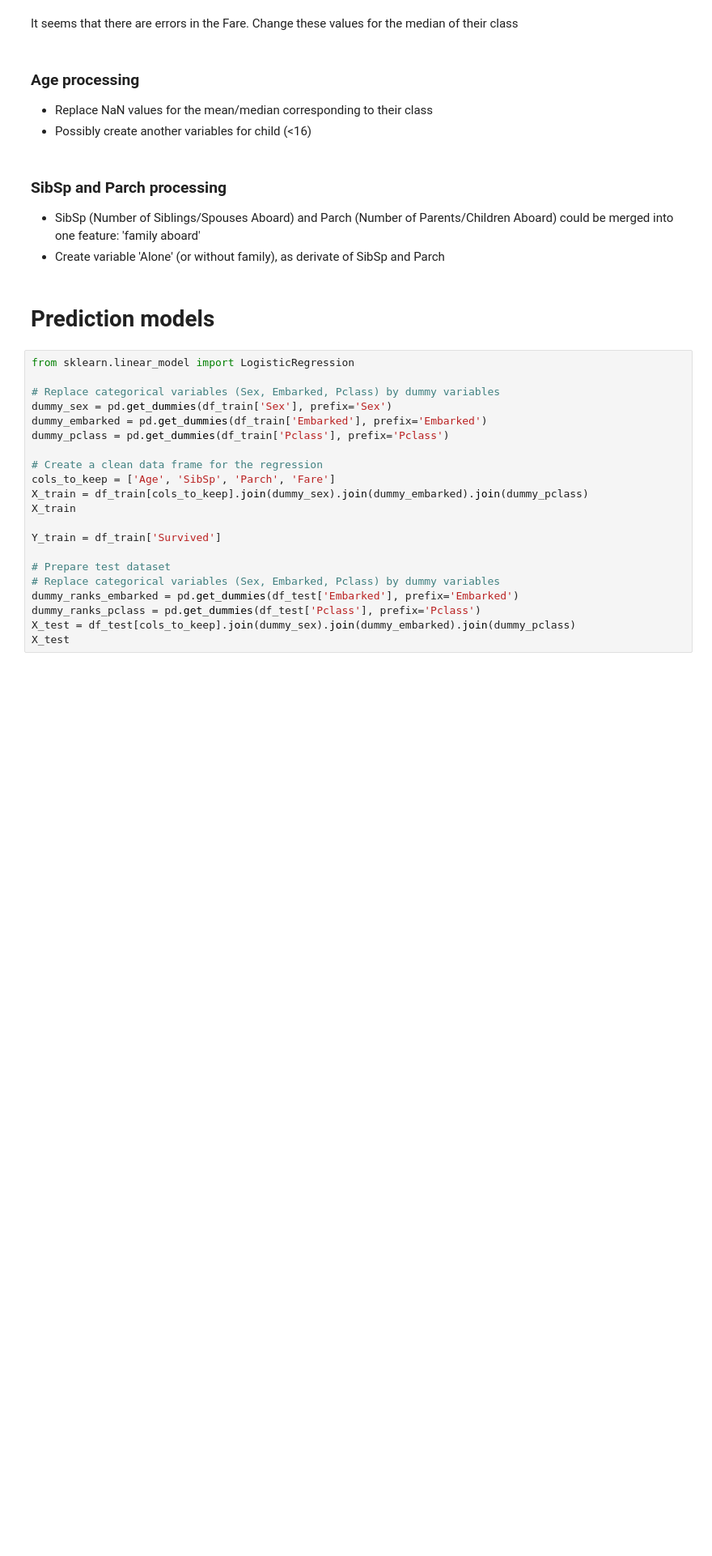
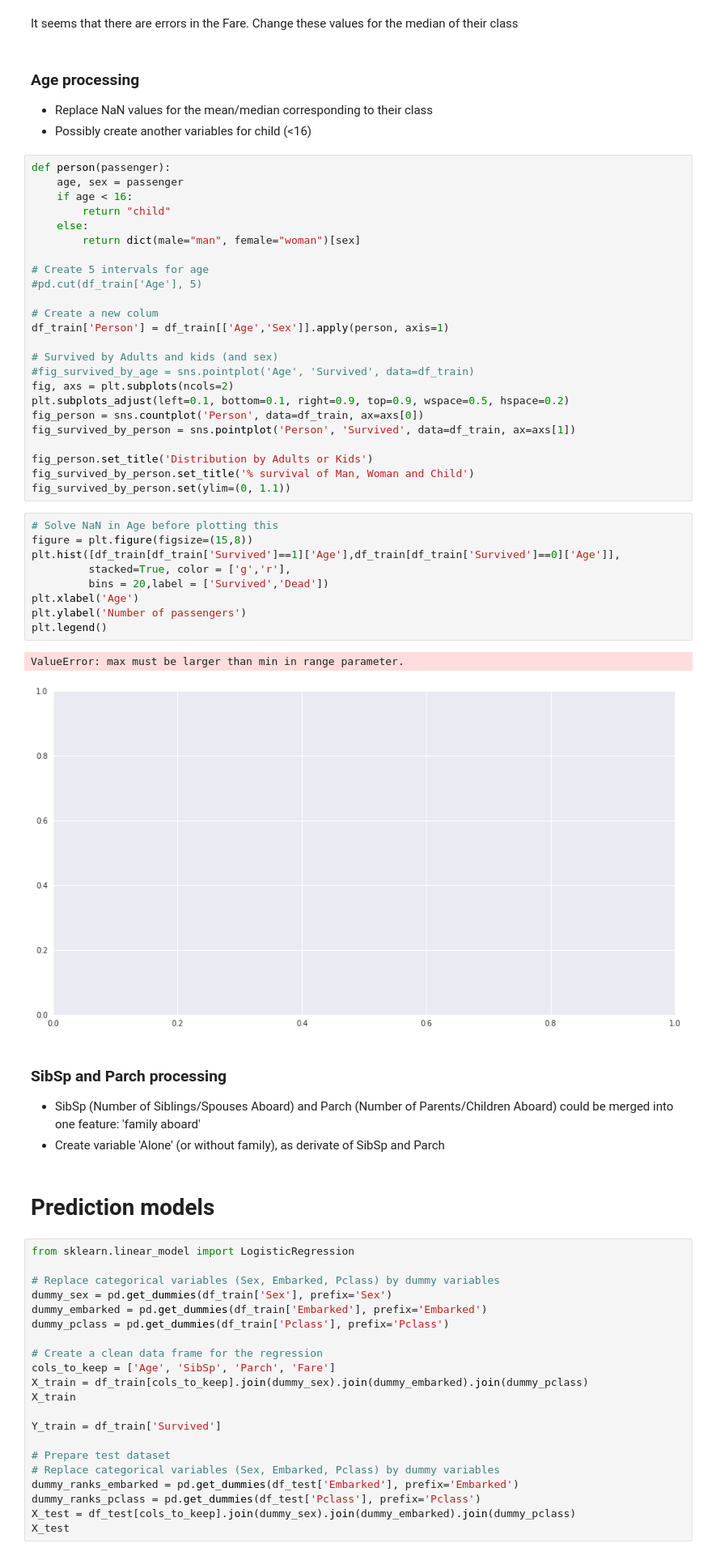
Before and after one commit to saldeal/Kaggle, a Jupyter notebook: titanic/Kaggle-Titanic.ipynb, the cells around one changed output. Shown at 81% size. Drawn from its saved outputs; the diff is of its cells as text; blank space fills up the shorter version.

```diff
--- a/titanic/Kaggle-Titanic.ipynb
+++ b/titanic/Kaggle-Titanic.ipynb
@@ -303,6 +321,42 @@ It seems that there are errors in the Fare. Change these values for the median o
 ### Age processing
 * Replace NaN values for the mean/median corresponding to their class
 * Possibly create another variables for child (<16)
+# %%
+def person(passenger):
+    age, sex = passenger
+    if age < 16:
+        return "child"
+    else:
+        return dict(male="man", female="woman")[sex]
+
+# Create 5 intervals for age
+#pd.cut(df_train['Age'], 5)
+
+# Create a new colum
+df_train['Person'] = df_train[['Age','Sex']].apply(person, axis=1)
+
+# Survived by Adults and kids (and sex)
+#fig_survived_by_age = sns.pointplot('Age', 'Survived', data=df_train)
+fig, axs = plt.subplots(ncols=2)
+plt.subplots_adjust(left=0.1, bottom=0.1, right=0.9, top=0.9, wspace=0.5, hspace=0.2)
+fig_person = sns.countplot('Person', data=df_train, ax=axs[0])
+fig_survived_by_person = sns.pointplot('Person', 'Survived', data=df_train, ax=axs[1])
+
+fig_person.set_title('Distribution by Adults or Kids')
+fig_survived_by_person.set_title('% survival of Man, Woman and Child')
+fig_survived_by_person.set(ylim=(0, 1.1))
+# %%
+# Solve NaN in Age before plotting this
+figure = plt.figure(figsize=(15,8))
+plt.hist([df_train[df_train['Survived']==1]['Age'],df_train[df_train['Survived']==0]['Age']],
+         stacked=True, color = ['g','r'],
+         bins = 20,label = ['Survived','Dead'])
+plt.xlabel('Age')
+plt.ylabel('Number of passengers')
+plt.legend()
+# %% [output]
+ValueError: max must be larger than min in range parameter.
+[figure, added]
 # %% [markdown]
 ### SibSp and Parch processing
 * SibSp (Number of Siblings/Spouses Aboard) and Parch (Number of Parents/Children Aboard) could be merged into one feature: 'family aboard'
```
Also changed, not shown: parts of 25 cells of this notebook.
